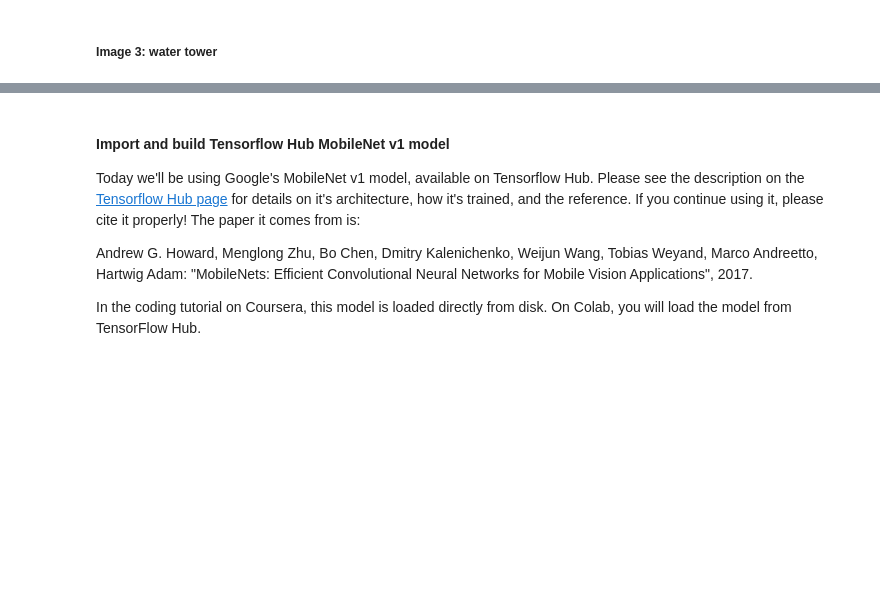
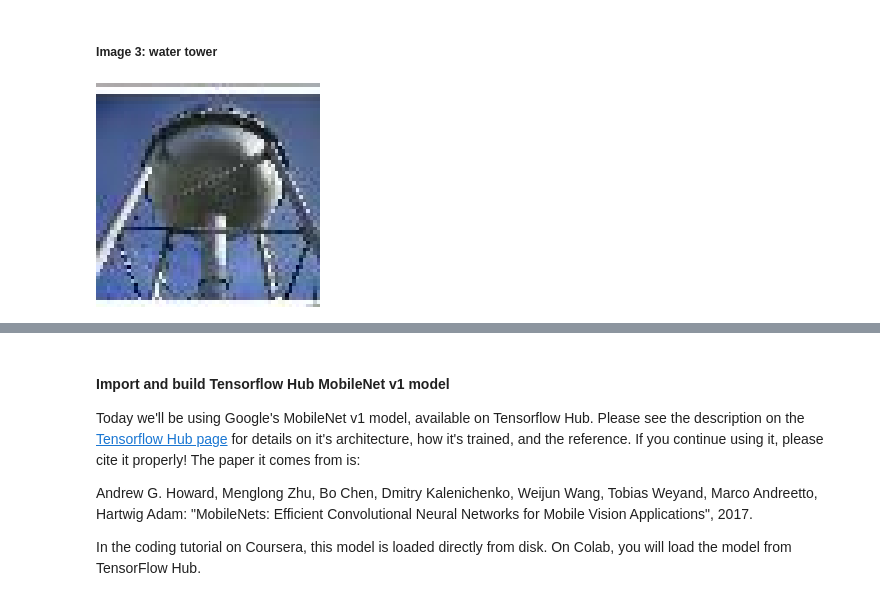
Before and after one commit to heritaco/Coursera, a Jupyter notebook: TensorFlow 2/01 Getting Started/04 Saving and Loading Models/00 Coding Tutorial.ipynb, the cells around one changed output, grey strips where cells are left out. Saved outputs shown, nothing was run; the diff lists cells and outputs as text; code cells hidden in the pictures; blank space fills up the shorter version.

```diff
--- a/TensorFlow 2/01 Getting Started/04 Saving and Loading Models/00 Coding Tutorial.ipynb
+++ b/TensorFlow 2/01 Getting Started/04 Saving and Loading Models/00 Coding Tutorial.ipynb
@@ -249,5 +492,9 @@ def get_top_5_predictions(img):
 ##### Image 3: water tower
 # %%
 # Display image
+
+water_tower_img
+# %% [output]
+[figure, added]
 # %%
 # Display top 5 predictions
```
Also changed, not shown: parts of 83 cells of this notebook, 19 other files.
